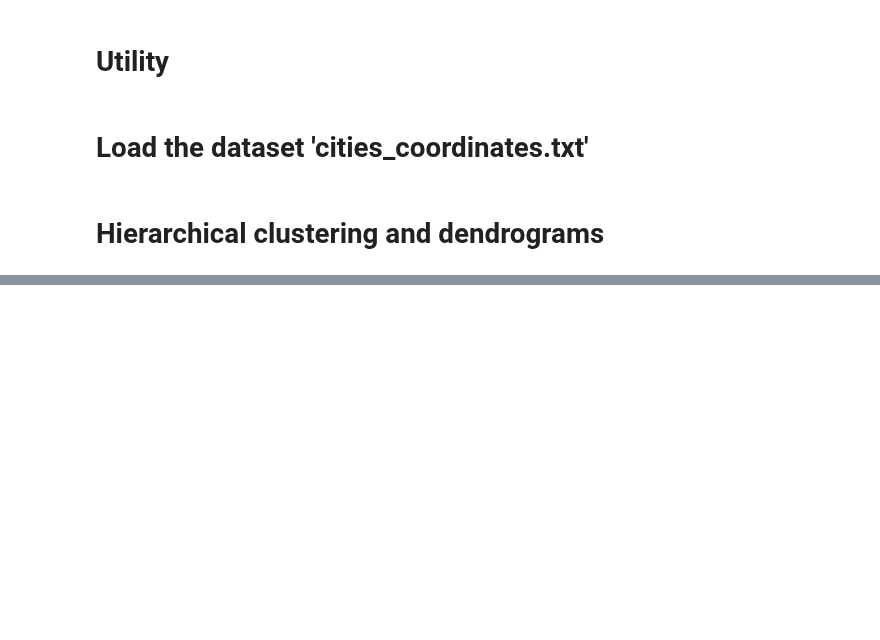
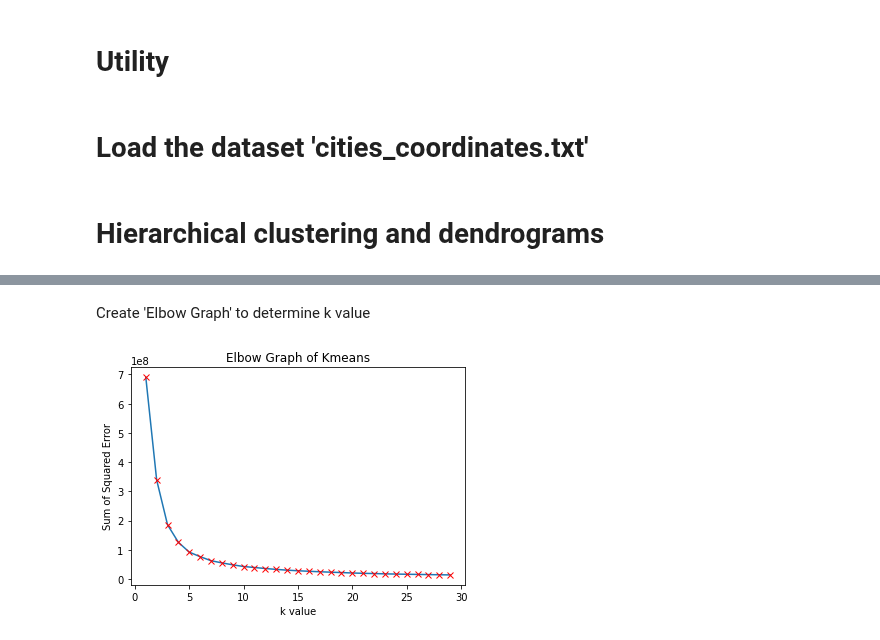
Before and after one commit to ivalencius/Machine_learning_INF264, a Jupyter notebook: Homework/6/Hw6_INF264_template_part_1.ipynb, the cells around one changed output, grey strips where cells are left out. Cells and saved outputs as stored; diff of their text form; code cells hidden in the pictures; blank space fills up the shorter version.

```diff
--- a/Homework/6/Hw6_INF264_template_part_1.ipynb
+++ b/Homework/6/Hw6_INF264_template_part_1.ipynb
@@ -88,0 +114,18 @@ TypeError: text() missing 3 required positional arguments: 'y', 'z', and 's'
+# %%
+sum_sqr_dists = []
+ks = [item for item in range(1, 30)]
+
+for i in ks:
+    model = KMeans(n_clusters=i).fit(X)
+    sum_sqr_dists.append(model.inertia_)
+# %% [markdown]
+Create 'Elbow Graph' to determine k value
+# %%
+plt.title('Elbow Graph of Kmeans')
+plt.plot(ks, sum_sqr_dists)
+plt.plot(ks, sum_sqr_dists, 'rx')
+plt.xlabel('k value')
+plt.ylabel('Sum of Squared Error')
+plt.show()
+# %% [output]
+[figure, added]
```
Also changed, not shown: parts of 10 cells of this notebook.
